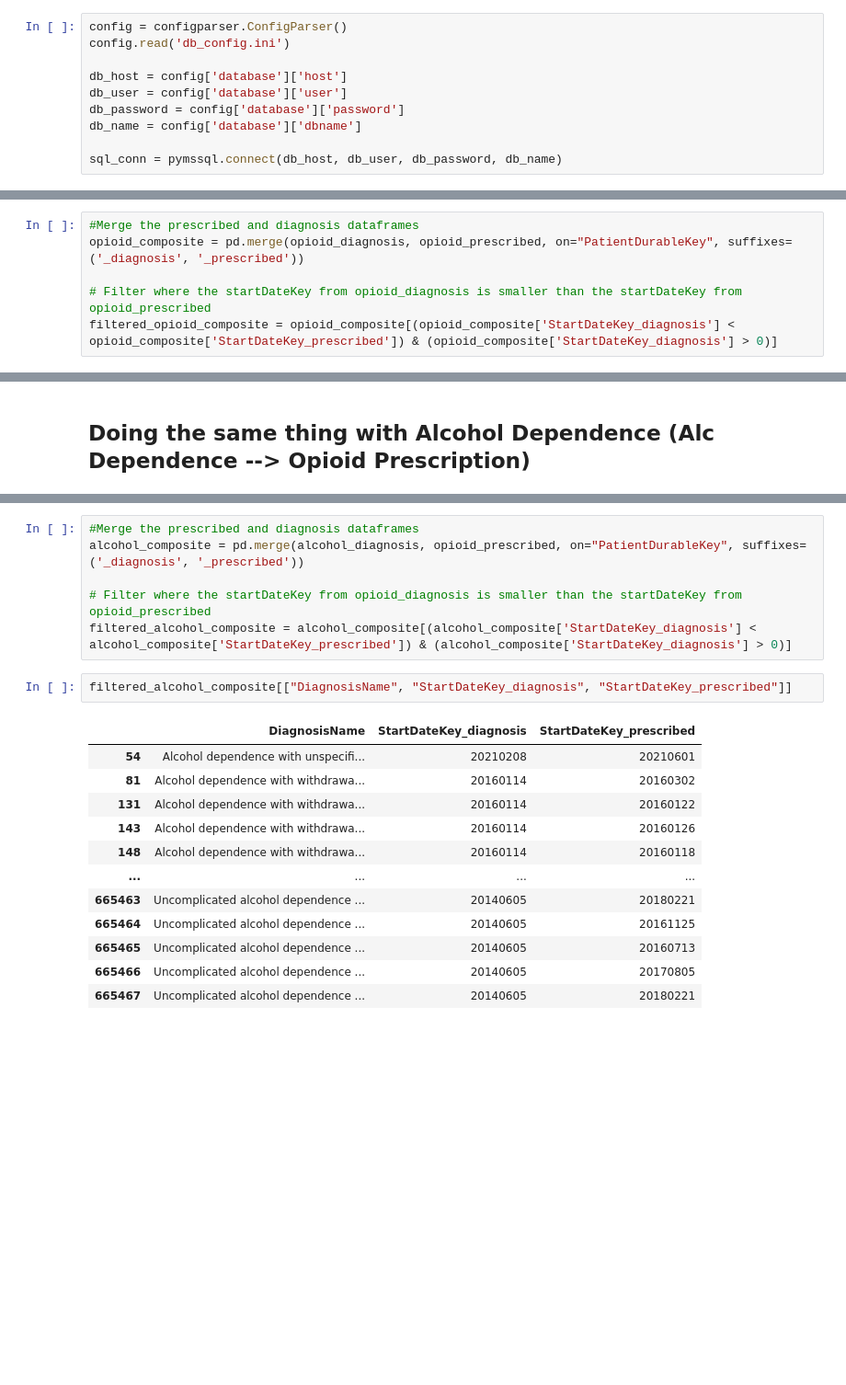
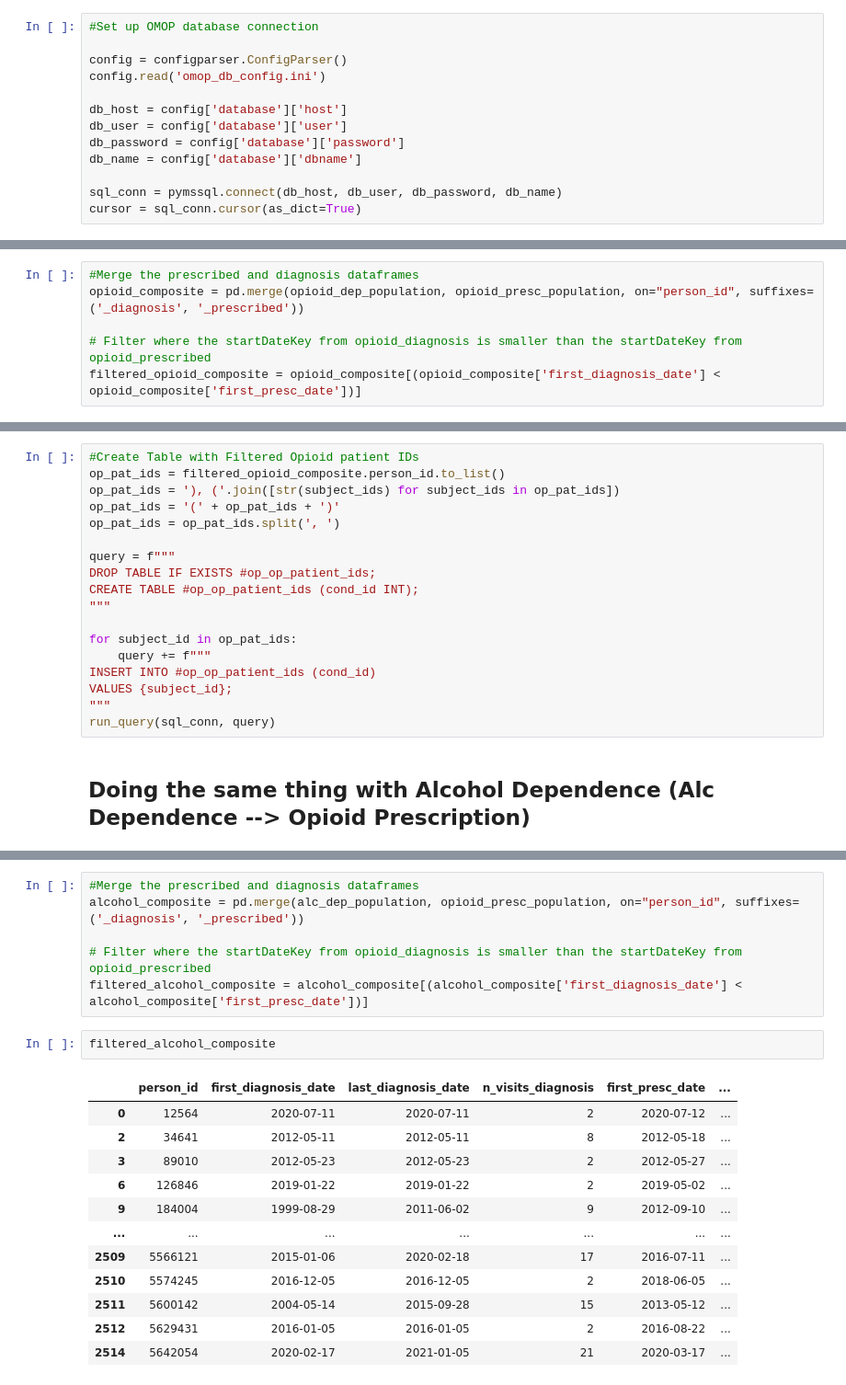
Before and after one commit to sanjayontheweb/SergioRotation, a Jupyter notebook: AddictionEHRQuery.ipynb, the cells around one changed output, grey strips where cells are left out. Shown: that part at 92% size. Drawn from its saved outputs; the diff is of its cells as text; blank space fills up the shorter version.

```diff
--- a/AddictionEHRQuery.ipynb
+++ b/AddictionEHRQuery.ipynb
@@ -4,8 +4,10 @@ import pandas as pd
 import configparser
 import matplotlib.pyplot as plt
 # %%
+#Set up OMOP database connection
+
 config = configparser.ConfigParser()
-config.read('db_config.ini')
+config.read('omop_db_config.ini')
 
 db_host = config['database']['host']
 db_user = config['database']['user']
@@ -13,4 +15,5 @@ db_password = config['database']['password']
 db_name = config['database']['dbname']
 
 sql_conn = pymssql.connect(db_host, db_user, db_password, db_name)
+cursor = sql_conn.cursor(as_dict=True)
 # %%
@@ -101,7 +138,7 @@ opioid_prescribed.head()
 # %%
 #Merge the prescribed and diagnosis dataframes
-opioid_composite = pd.merge(opioid_diagnosis, opioid_prescribed, on="PatientDurableKey", suffixes=('_diagnosis', '_prescribed'))
+opioid_composite = pd.merge(opioid_dep_population, opioid_presc_population, on="person_id", suffixes=('_diagnosis', '_prescribed'))
 
 # Filter where the startDateKey from opioid_diagnosis is smaller than the startDateKey from opioid_prescribed
-filtered_opioid_composite = opioid_composite[(opioid_composite['StartDateKey_diagnosis'] < opioid_composite['StartDateKey_prescribed']) & (opioid_composite['StartDateKey_diagnosis'] > 0)]
+filtered_opioid_composite = opioid_composite[(opioid_composite['first_diagnosis_date'] < opioid_composite['first_presc_date'])]
 # %%
@@ -128,3 +165,21 @@ filtered_opioid_composite['PatientDurableKey'].nunique()
+# %%
+#Create Table with Filtered Opioid patient IDs
+op_pat_ids = filtered_opioid_composite.person_id.to_list()
+op_pat_ids = '), ('.join([str(subject_ids) for subject_ids in op_pat_ids])
+op_pat_ids = '(' + op_pat_ids + ')'
+op_pat_ids = op_pat_ids.split(', ')
+
+query = f"""
+DROP TABLE IF EXISTS #op_op_patient_ids;
+CREATE TABLE #op_op_patient_ids (cond_id INT);
+"""
+
+for subject_id in op_pat_ids:
+    query += f"""
+INSERT INTO #op_op_patient_ids (cond_id)
+VALUES {subject_id};
+"""
+run_query(sql_conn, query)
 # %% [markdown]
 ## Doing the same thing with Alcohol Dependence (Alc Dependence --> Opioid Prescription)
 # %%
@@ -158,21 +229,21 @@ alcohol_diagnosis
 # %%
 #Merge the prescribed and diagnosis dataframes
-alcohol_composite = pd.merge(alcohol_diagnosis, opioid_prescribed, on="PatientDurableKey", suffixes=('_diagnosis', '_prescribed'))
+alcohol_composite = pd.merge(alc_dep_population, opioid_presc_population, on="person_id", suffixes=('_diagnosis', '_prescribed'))
 
 # Filter where the startDateKey from opioid_diagnosis is smaller than the startDateKey from opioid_prescribed
-filtered_alcohol_composite = alcohol_composite[(alcohol_composite['StartDateKey_diagnosis'] < alcohol_composite['StartDateKey_prescribed']) & (alcohol_composite['StartDateKey_diagnosis'] > 0)]
+filtered_alcohol_composite = alcohol_composite[(alcohol_composite['first_diagnosis_date'] < alcohol_composite['first_presc_date'])]
 # %%
-filtered_alcohol_composite[["DiagnosisName", "StartDateKey_diagnosis", "StartDateKey_prescribed"]]
+filtered_alcohol_composite
 # %% [output]
-|  | DiagnosisName | StartDateKey_diagnosis | StartDateKey_prescribed |
-| 54 | Alcohol dependence with unspecifi... | 20210208 | 20210601 |
-| 81 | Alcohol dependence with withdrawa... | 20160114 | 20160302 |
-| 131 | Alcohol dependence with withdrawa... | 20160114 | 20160122 |
-| 143 | Alcohol dependence with withdrawa... | 20160114 | 20160126 |
-| 148 | Alcohol dependence with withdrawa... | 20160114 | 20160118 |
-| ... | ... | ... | ... |
-| 665463 | Uncomplicated alcohol dependence ... | 20140605 | 20180221 |
-| 665464 | Uncomplicated alcohol dependence ... | 20140605 | 20161125 |
-| 665465 | Uncomplicated alcohol dependence ... | 20140605 | 20160713 |
-| 665466 | Uncomplicated alcohol dependence ... | 20140605 | 20170805 |
-| 665467 | Uncomplicated alcohol dependence ... | 20140605 | 20180221 |
+|  | person_id | first_diagnosis_date | last_diagnosis_date | n_visits_diagnosis | first_presc_date | ... |
+| 0 | 12564 | 2020-07-11 | 2020-07-11 | 2 | 2020-07-12 | ... |
+| 2 | 34641 | 2012-05-11 | 2012-05-11 | 8 | 2012-05-18 | ... |
+| 3 | 89010 | 2012-05-23 | 2012-05-23 | 2 | 2012-05-27 | ... |
+| 6 | 126846 | 2019-01-22 | 2019-01-22 | 2 | 2019-05-02 | ... |
+| 9 | 184004 | 1999-08-29 | 2011-06-02 | 9 | 2012-09-10 | ... |
+| ... | ... | ... | ... | ... | ... | ... |
+| 2509 | 5566121 | 2015-01-06 | 2020-02-18 | 17 | 2016-07-11 | ... |
+| 2510 | 5574245 | 2016-12-05 | 2016-12-05 | 2 | 2018-06-05 | ... |
+| 2511 | 5600142 | 2004-05-14 | 2015-09-28 | 15 | 2013-05-12 | ... |
+| 2512 | 5629431 | 2016-01-05 | 2016-01-05 | 2 | 2016-08-22 | ... |
+| 2514 | 5642054 | 2020-02-17 | 2021-01-05 | 21 | 2020-03-17 | ... |
```
Also changed, not shown: parts of 24 cells of this notebook.
